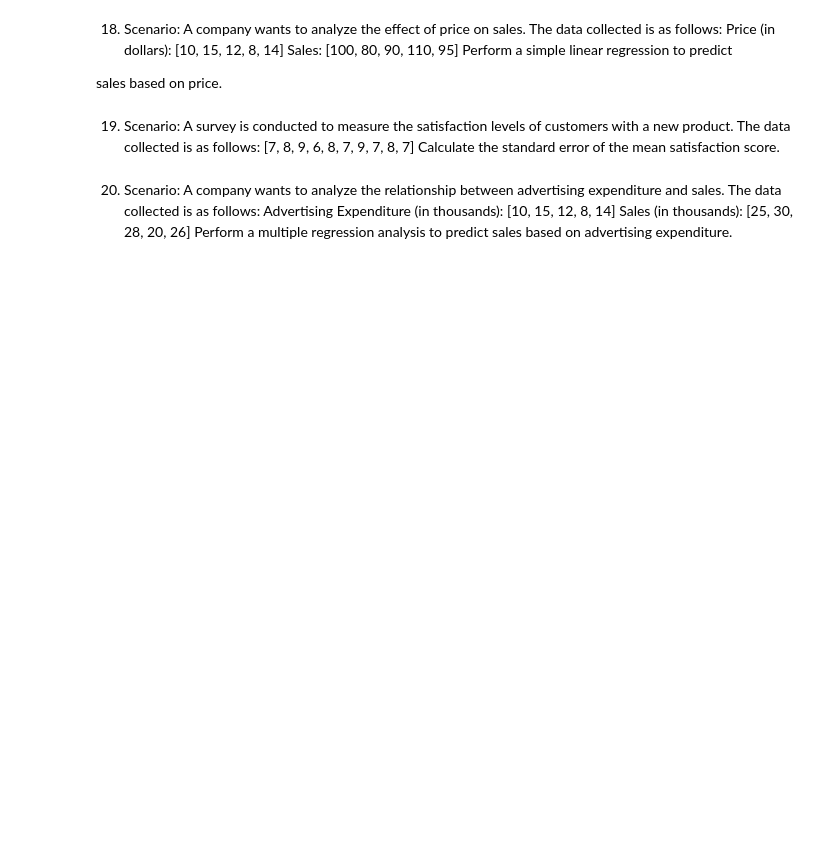
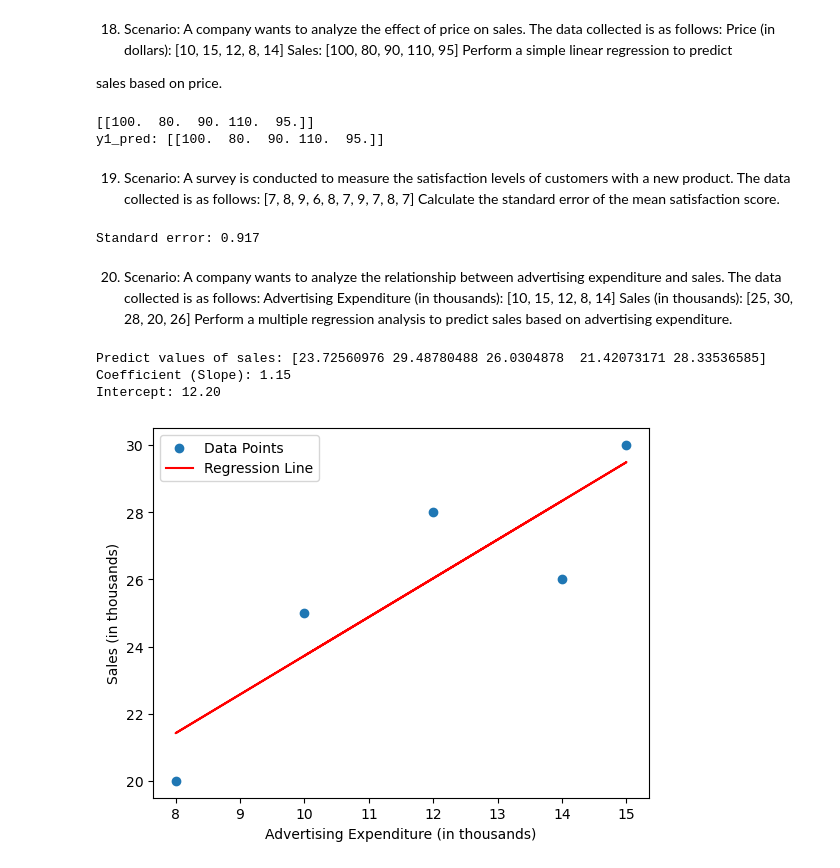
Before and after one commit to Pritamchaudhari5/PPT_Assignment_Pritam_Chaudhari, a Jupyter notebook: Module4_Data_Science/Assignment3.ipynb, the cells around one changed output. Drawn from its saved outputs; the diff is of its cells as text; code cells hidden in the pictures; blank space fills up the shorter version.

```diff
--- a/Module4_Data_Science/Assignment3.ipynb
+++ b/Module4_Data_Science/Assignment3.ipynb
@@ -268,12 +416,49 @@ The 75th percentile of the feedback ratings is: 8.75
     Perform a simple linear regression to predict
 
  sales based on price.
+# %%
+x= [10, 15, 12, 8, 14]
+y= [100, 80, 90, 110, 95]
+
+
+from sklearn.linear_model import LinearRegression
+
+lr=LinearRegression()
+
+x=np.array(x)
+y=np.array(y)
+
+X=x.reshape(1,-1)
+y=y.reshape(1,-1)
+
+
+model=lr.fit(X,y)
+y_pred=model.predict(X)
+print(y_pred)
+
+# Lets interchange the value of x
+x1 = [12,8,14,15,10]
+x1 = np.array(x1)
+X1 = x1.reshape(1, -1)
+y1_pred = model.predict(X1)
+
+print ("y1_pred:", y1_pred)
+# %% [output]
+[[100.  80.  90. 110.  95.]]
+y1_pred: [[100.  80.  90. 110.  95.]]
 # %% [markdown]
 
 
 19. Scenario: A survey is conducted to measure the satisfaction levels of customers with a new product. The data collected is as follows:
     [7, 8, 9, 6, 8, 7, 9, 7, 8, 7]
     Calculate the standard error of the mean satisfaction score.
+# %%
+x=[7, 8, 9, 6, 8, 7, 9, 7, 8, 7]
+import numpy as np
+std_dev=round(np.std(x),3)
+print(f"Standard error: {std_dev}")
+# %% [output]
+Standard error: 0.917
 # %% [markdown]
 
 
@@ -281,3 +466,37 @@ The 75th percentile of the feedback ratings is: 8.75
     Advertising Expenditure (in thousands): [10, 15, 12, 8, 14]
     Sales (in thousands): [25, 30, 28, 20, 26]
     Perform a multiple regression analysis to predict sales based on advertising expenditure.
+# %%
+import numpy as np
+import matplotlib.pyplot as plt
+from sklearn.linear_model import LinearRegression
+
+advertising = np.array([10, 15, 12, 8, 14]).reshape(-1, 1)  # Reshape to a column vector
+sales = np.array([25, 30, 28, 20, 26])
+
+# Create and fit the linear regression model
+lr = LinearRegression()
+model = lr.fit(advertising, sales)
+
+
+predicts = lr.predict(advertising)
+print("Predict values of sales:", predicts)
+
+# Get the coefficients of the linear regression model
+coefficient = lr.coef_[0]
+intercept = lr.intercept_
+print(f"Coefficient (Slope): {coefficient:.2f}")
+print(f"Intercept: {intercept:.2f}")
+
+# Plot the data points
+plt.scatter(advertising, sales, label='Data Points')
+plt.plot(advertising, predicts, color='red', label='Regression Line')
+plt.xlabel("Advertising Expenditure (in thousands)")
+plt.ylabel("Sales (in thousands)")
+plt.legend()
+plt.show()
+# %% [output]
+Predict values of sales: [23.72560976 29.48780488 26.0304878  21.42073171 28.33536585]
+Coefficient (Slope): 1.15
+Intercept: 12.20
+[figure, added]
```
Also changed, not shown: parts of 7 cells of this notebook.
